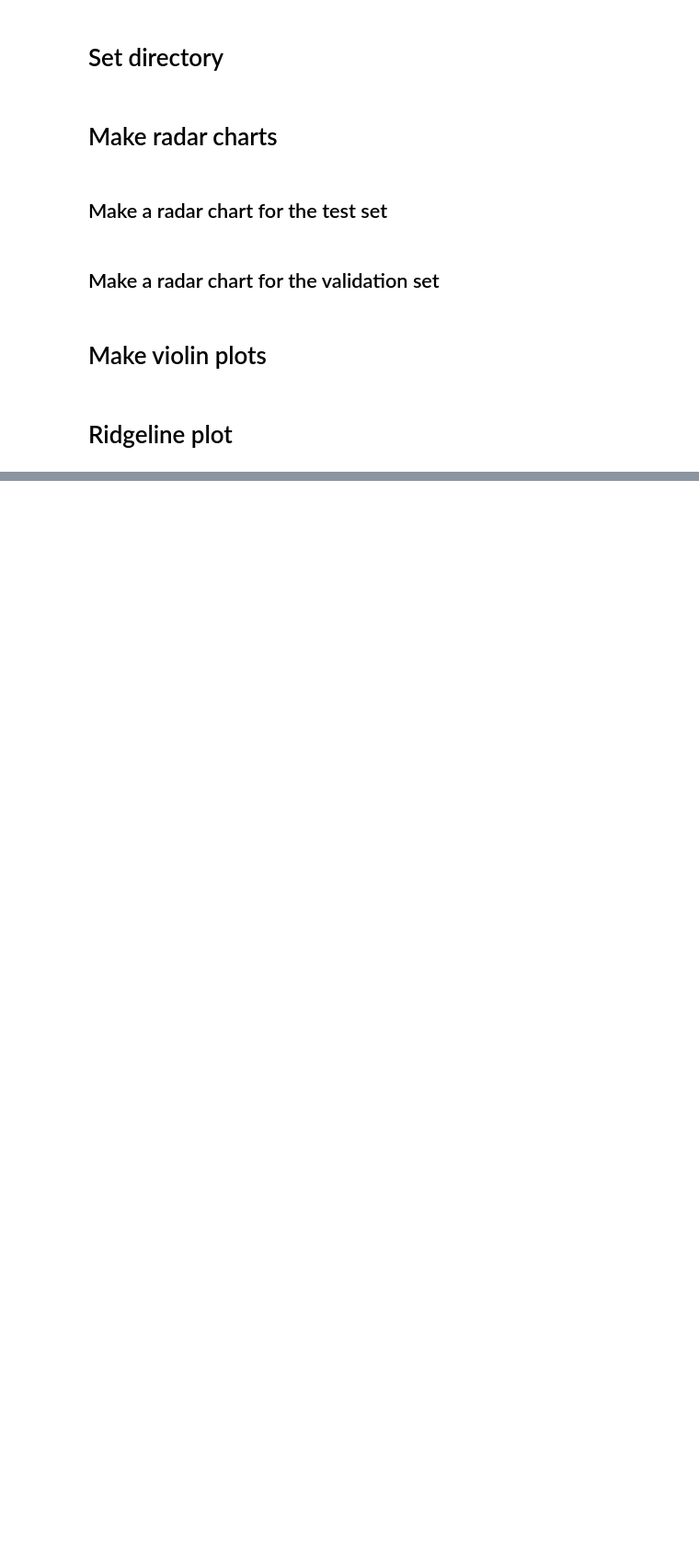
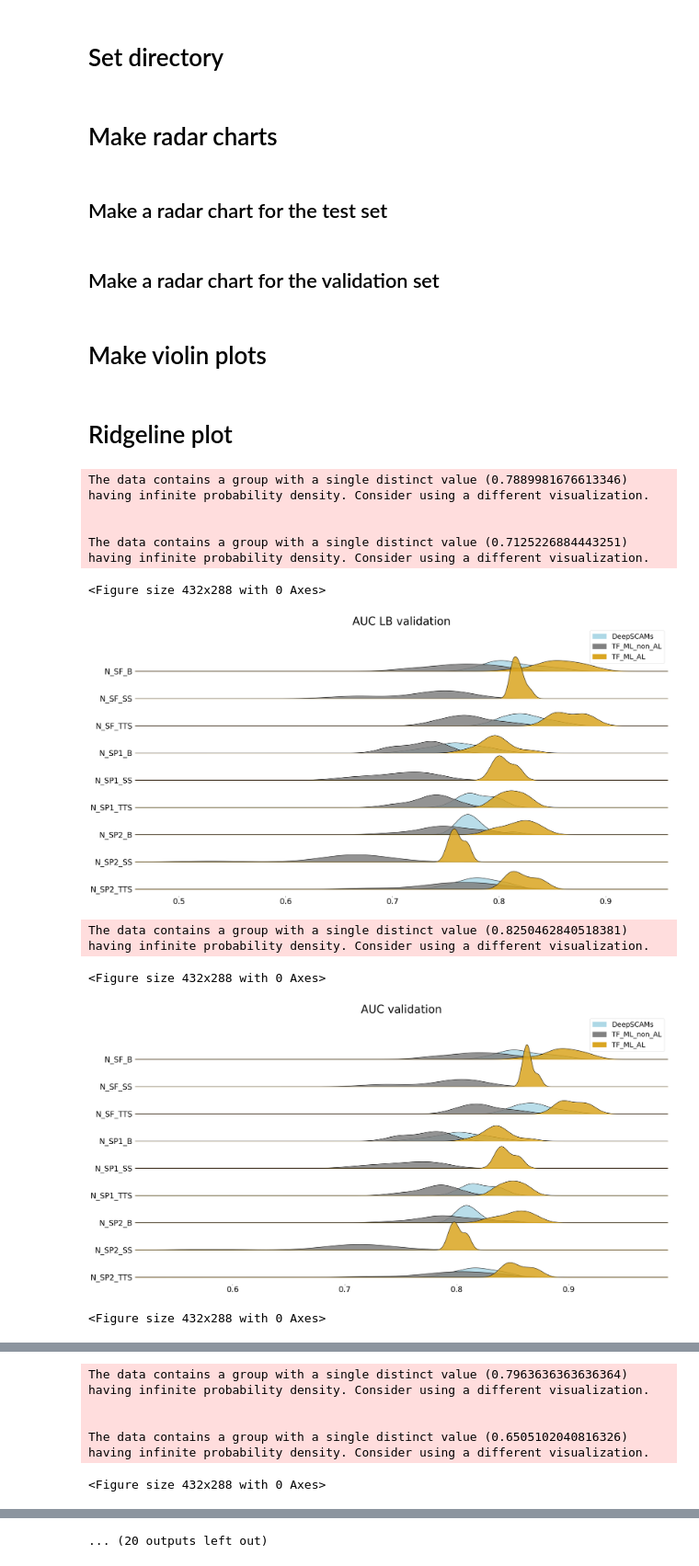
Before and after one commit to Khalimat/JCIM, a Jupyter notebook: Results/Study_1/Prepape_figures.ipynb, the cells around one changed output, grey strips where cells are left out. Shown at 92% size. Cells and saved outputs as stored; diff of their text form; code cells hidden in the pictures; blank space fills up the shorter version.

```diff
--- a/Results/Study_1/Prepape_figures.ipynb
+++ b/Results/Study_1/Prepape_figures.ipynb
@@ -534,7 +536,7 @@ def get_data_for_ridge_line(path, metric_name):
     results = []
     for directory in Path(path).iterdir():
         try:
-            if directory.is_dir() and str(directory).split('/')[-1].split('_')[0] in ['ADASYN', 'CNN', 'IHT', 'SMOTE']:
+            if directory.is_dir() and str(directory).split('/')[-1].split('_')[0] == 'N':
                 current_dir = str(directory).split('/')[-1]
 
                 ds_r = pd.read_csv(directory/ 'DeepSCAMs.csv')[metric_name].to_list()
@@ -575,3 +577,17 @@ def make_ridgeline_plt_for_metric(direct, metric_name):
     plt.show()
     ax.savefig('{}_ridgeline.png'.format(metric_name), bbox_inches="tight", transparent=True)
     ax.savefig('{}_ridgeline.svg'.format(metric_name), bbox_inches="tight")
+# %%
+for met in metrics:
+    make_ridgeline_plt_for_metric(working_dir, met)
+# %% [output]
+The data contains a group with a single distinct value (0.7889981676613346) having infinite probability density. Consider using a different visualization.
+
+
+The data contains a group with a single distinct value (0.7125226884443251) having infinite probability density. Consider using a different visualization.
+<Figure size 432x288 with 0 Axes>
+[figure, added]
+The data contains a group with a single distinct value (0.8250462840518381) having infinite probability density. Consider using a different visualization.
+<Figure size 432x288 with 0 Axes>
+[figure, added]
+<Figure size 432x288 with 0 Axes>
@@ -577,0 +595,5 @@ def make_ridgeline_plt_for_metric(direct, metric_name):
+The data contains a group with a single distinct value (0.7963636363636364) having infinite probability density. Consider using a different visualization.
+
+
+The data contains a group with a single distinct value (0.6505102040816326) having infinite probability density. Consider using a different visualization.
+<Figure size 432x288 with 0 Axes>
@@ -577,0 +605 @@ def make_ridgeline_plt_for_metric(direct, metric_name):
+... (20 outputs left out)
```
Also changed, not shown: parts of 2 cells of this notebook, 1 other file.
